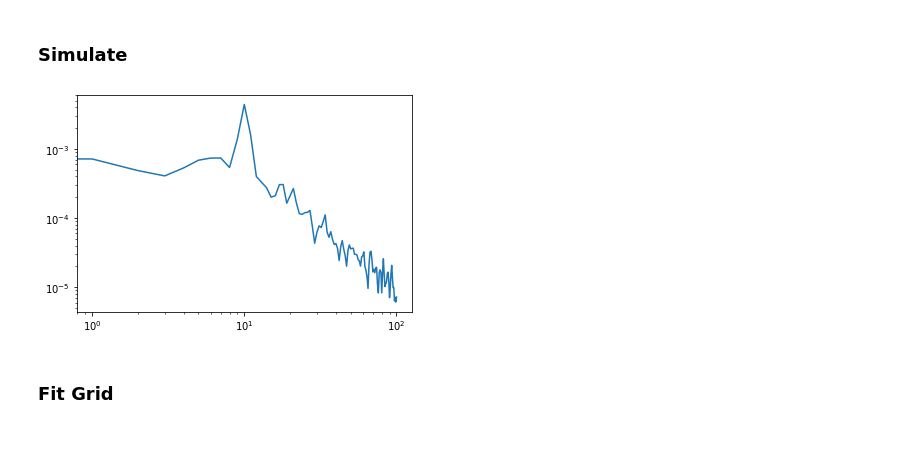
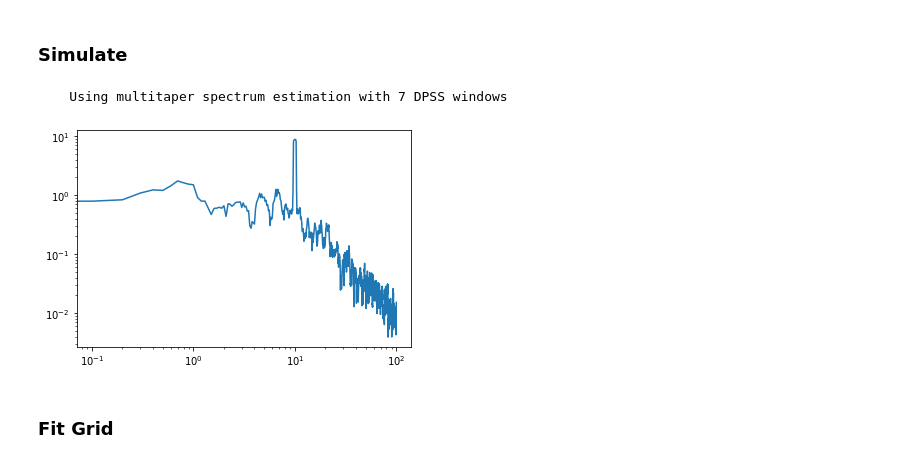
Before and after one commit to voytekresearch/timescale-methods, a Jupyter notebook: notebooks/param_gridsearch.ipynb, the cells around one changed output. Drawn from its saved outputs; the diff is of its cells as text; code cells hidden in the pictures.

```diff
--- a/notebooks/param_gridsearch.ipynb
+++ b/notebooks/param_gridsearch.ipynb
@@ -114,31 +115,37 @@ def subselect_params(grid, grid_indices, inds):
 # %%
 # Add oscillation
 np.random.seed(0)
 
 n_seconds = 10
 fs = 1000
 tau = 0.016
 mu = 100
 std = 100
 
 isi = expon.rvs(size=int(n_seconds * fs))
 isi -= isi.mean()
 isi = isi * std + mu
 isi = np.round_(isi).astype(int)
 
 probs, _ = sim_spikes_synaptic(n_seconds, fs, tau, n_neurons=1, isi=isi, return_sum=False)
 
 # Add oscillation
 cos = sim_oscillation(n_seconds, fs, 10, phase='max')
 cos -= cos.min()
 cos /= cos.max()
 
 sig = probs + (cos * .2)
 
-f, p = compute_spectrum(sig, fs, f_range=(0, 100))
+#f, p = compute_spectrum(sig, fs, f_range=(0, 100))
+p, f = psd_array_multitaper(sig, fs)
+
+p = p[np.where(f <= 100)[0]]
+f = f[np.where(f <= 100)[0]]
+
 plt.loglog(f, p);
 # %% [output]
+    Using multitaper spectrum estimation with 7 DPSS windows
-[figure, old version]
+[figure, new version]
 # %% [markdown]
 ### Fit Grid
 # %%
```
Also changed, not shown: parts of 11 cells of this notebook.
